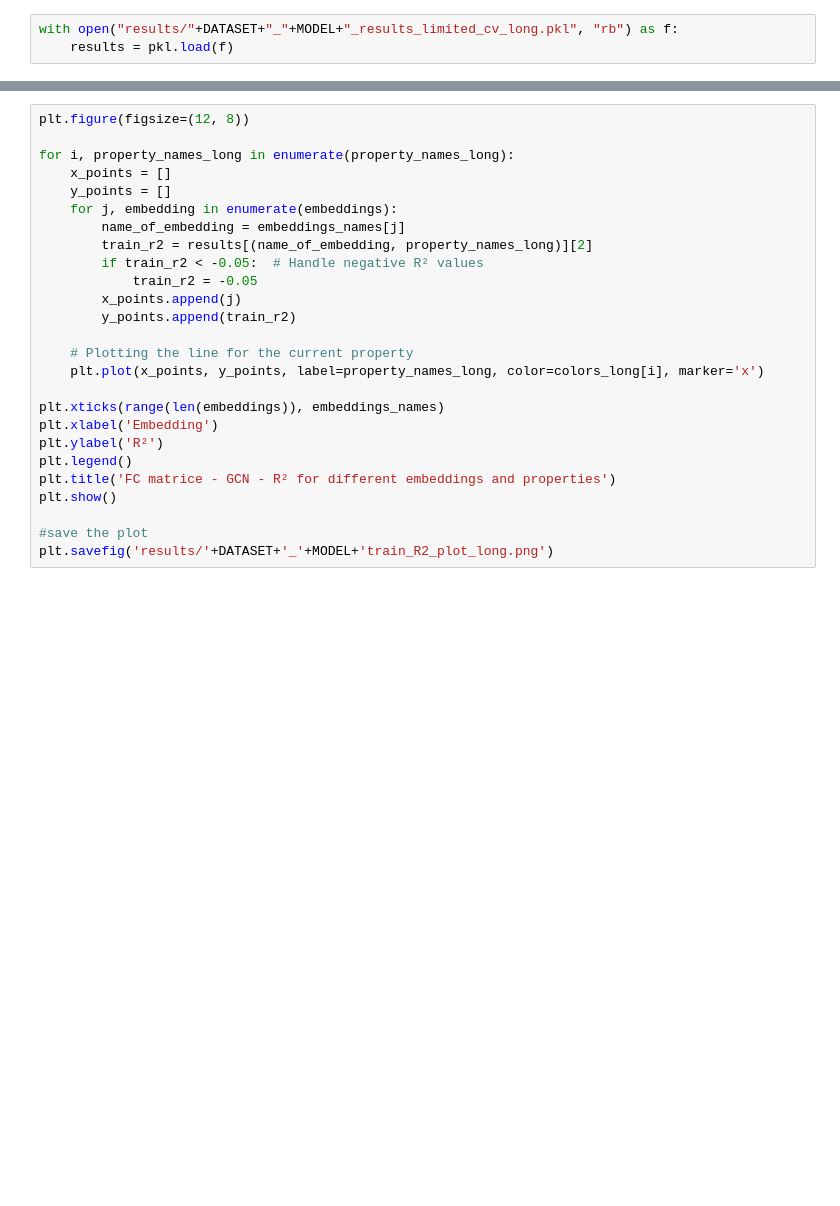
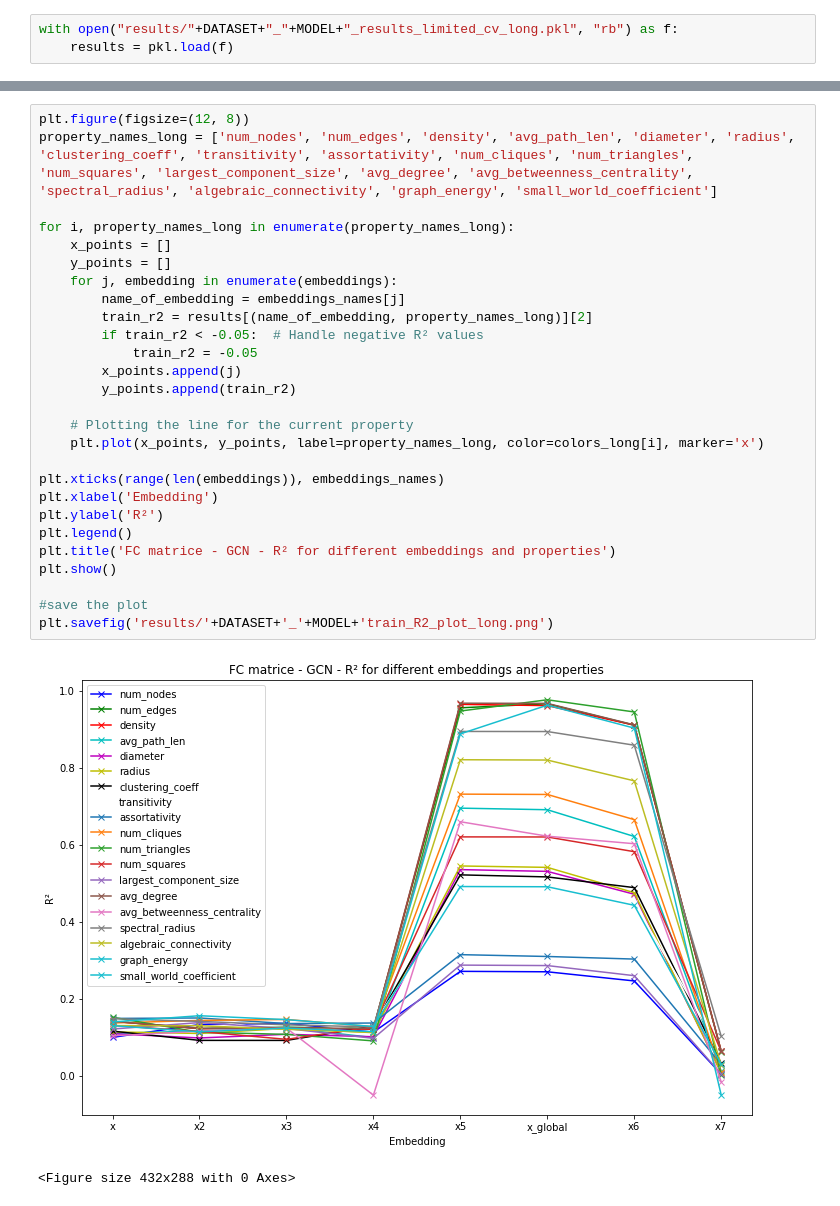
Before and after one commit to TomPelletreauDuris/Probing-GNN-representations, a Jupyter notebook: FC_probing_GIN.ipynb, the cells around one changed output, grey strips where cells are left out. Drawn from its saved outputs; the diff is of its cells as text; blank space fills up the shorter version.

```diff
--- a/FC_probing_GIN.ipynb
+++ b/FC_probing_GIN.ipynb
@@ -822,26 +891,30 @@ plt.savefig('results/'+DATASET+'_'+MODEL+'test_R2_plot_long.png')
 # %%
 plt.figure(figsize=(12, 8))
+property_names_long = ['num_nodes', 'num_edges', 'density', 'avg_path_len', 'diameter', 'radius', 'clustering_coeff', 'transitivity', 'assortativity', 'num_cliques', 'num_triangles', 'num_squares', 'largest_component_size', 'avg_degree', 'avg_betweenness_centrality', 'spectral_radius', 'algebraic_connectivity', 'graph_energy', 'small_world_coefficient']
 
 for i, property_names_long in enumerate(property_names_long):
     x_points = []
     y_points = []
     for j, embedding in enumerate(embeddings):
         name_of_embedding = embeddings_names[j]
         train_r2 = results[(name_of_embedding, property_names_long)][2]
         if train_r2 < -0.05:  # Handle negative R² values
             train_r2 = -0.05
         x_points.append(j)
         y_points.append(train_r2)
 
     # Plotting the line for the current property
     plt.plot(x_points, y_points, label=property_names_long, color=colors_long[i], marker='x')
 
 plt.xticks(range(len(embeddings)), embeddings_names)
 plt.xlabel('Embedding')
 plt.ylabel('R²')
 plt.legend()
 plt.title('FC matrice - GCN - R² for different embeddings and properties')
 plt.show()
 
 #save the plot
 plt.savefig('results/'+DATASET+'_'+MODEL+'train_R2_plot_long.png')
+# %% [output]
+[figure, added]
+<Figure size 432x288 with 0 Axes>
```
Also changed, not shown: parts of 18 cells of this notebook, 15 other files.
